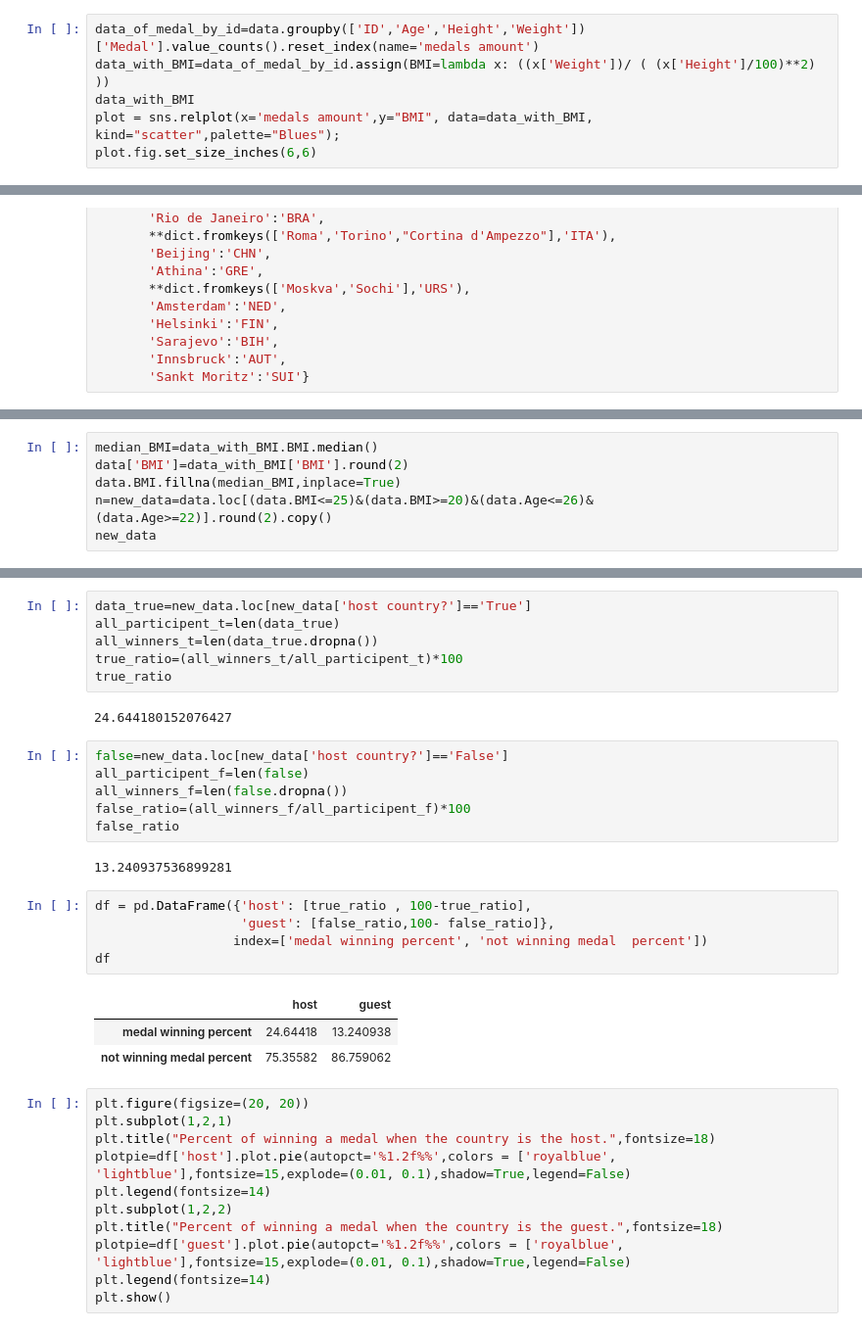
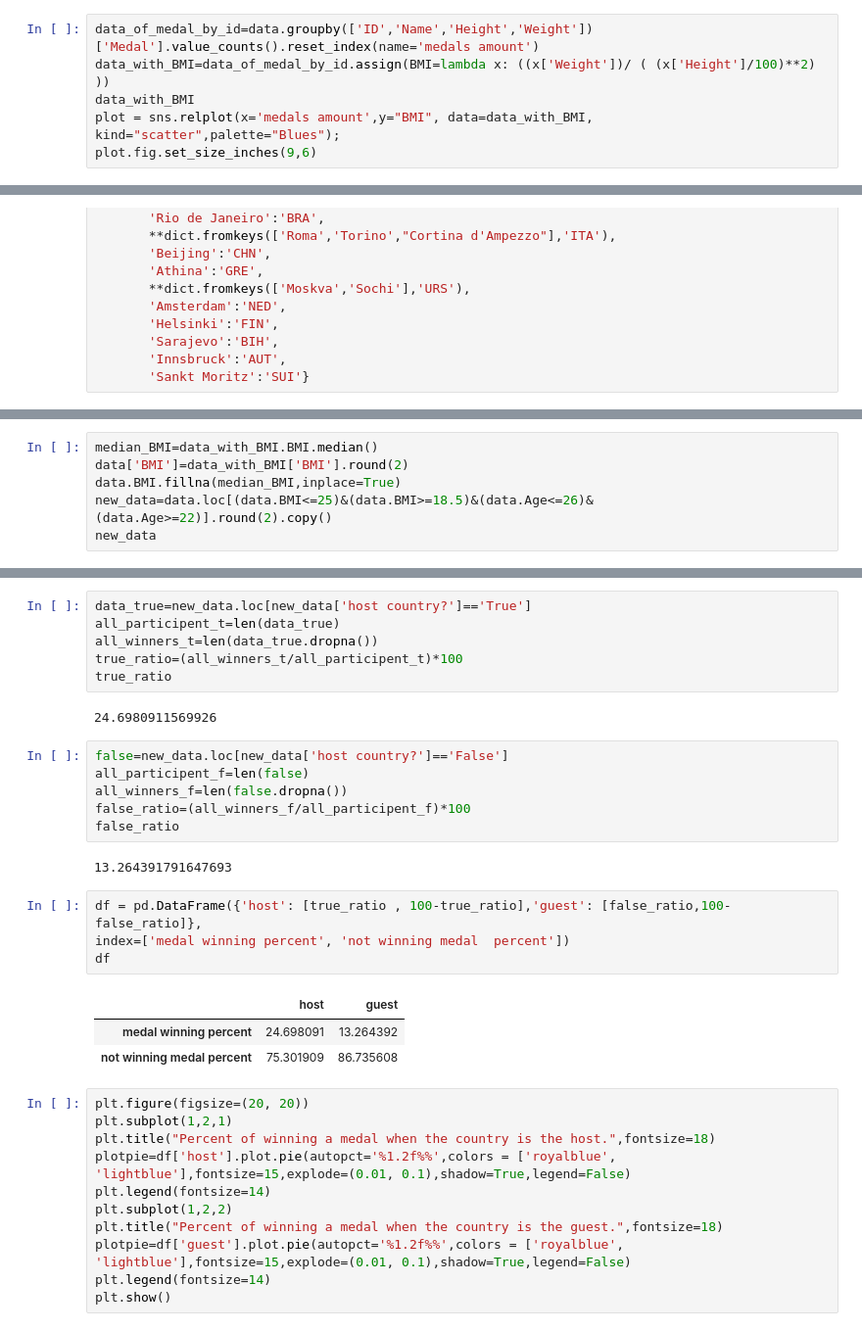
Before and after one commit to AdarSaban/Olympic-Project, a Jupyter notebook: 1.ipynb, the cells around one changed output, grey strips where cells are left out. Shown at 98% size. Saved outputs shown, nothing was run; the diff lists cells and outputs as text.

```diff
--- a/1.ipynb
+++ b/1.ipynb
@@ -197,9 +208,9 @@ sns.catplot(data=data_Age_by_Medal,x="Age",y="Tot per kind",kind="bar",aspect=5,
 ### BMI is a measure that gives a quantitative assessment of whether a person is at a normal weight and height.
 ### We examined whether there is a connection between precise BMI(18.5-25) measure and winning  a medal .
 # %%
-data_of_medal_by_id=data.groupby(['ID','Age','Height','Weight'])['Medal'].value_counts().reset_index(name='medals amount')
+data_of_medal_by_id=data.groupby(['ID','Name','Height','Weight'])['Medal'].value_counts().reset_index(name='medals amount')
 data_with_BMI=data_of_medal_by_id.assign(BMI=lambda x: ((x['Weight'])/ ( (x['Height']/100)**2) ))
 data_with_BMI
 plot = sns.relplot(x='medals amount',y="BMI", data=data_with_BMI, kind="scatter",palette="Blues");
-plot.fig.set_size_inches(6,6)
+plot.fig.set_size_inches(9,6)
 # %% [output]
@@ -271,7 +289,7 @@ data.loc[data.Host_city=='Athina'].head()
 median_BMI=data_with_BMI.BMI.median()
 data['BMI']=data_with_BMI['BMI'].round(2)
 data.BMI.fillna(median_BMI,inplace=True)
-n=new_data=data.loc[(data.BMI<=25)&(data.BMI>=20)&(data.Age<=26)&(data.Age>=22)].round(2).copy()
+new_data=data.loc[(data.BMI<=25)&(data.BMI>=18.5)&(data.Age<=26)&(data.Age>=22)].round(2).copy()
 new_data
 # %% [output]
 |  | ID | Name | Sex | Age | Height | Weight | Team | NOC | Games | Year | Season | ... |
@@ -297,7 +322,7 @@ all_winners_t=len(data_true.dropna())
 true_ratio=(all_winners_t/all_participent_t)*100
 true_ratio
 # %% [output]
-24.644180152076427
+24.6980911569926
 # %%
 false=new_data.loc[new_data['host country?']=='False']
 all_participent_f=len(false)
@@ -305,16 +330,15 @@ all_winners_f=len(false.dropna())
 false_ratio=(all_winners_f/all_participent_f)*100
 false_ratio
 # %% [output]
-13.240937536899281
+13.264391791647693
 # %%
-df = pd.DataFrame({'host': [true_ratio , 100-true_ratio],
-                   'guest': [false_ratio,100- false_ratio]},
-                  index=['medal winning percent', 'not winning medal  percent'])
+df = pd.DataFrame({'host': [true_ratio , 100-true_ratio],'guest': [false_ratio,100- false_ratio]},
+index=['medal winning percent', 'not winning medal  percent'])
 df
 # %% [output]
 |  | host | guest |
-| medal winning percent | 24.64418 | 13.240938 |
-| not winning medal percent | 75.35582 | 86.759062 |
+| medal winning percent | 24.698091 | 13.264392 |
+| not winning medal percent | 75.301909 | 86.735608 |
 # %%
 plt.figure(figsize=(20, 20))
 plt.subplot(1,2,1)
```
Also changed, not shown: parts of 25 cells of this notebook.
